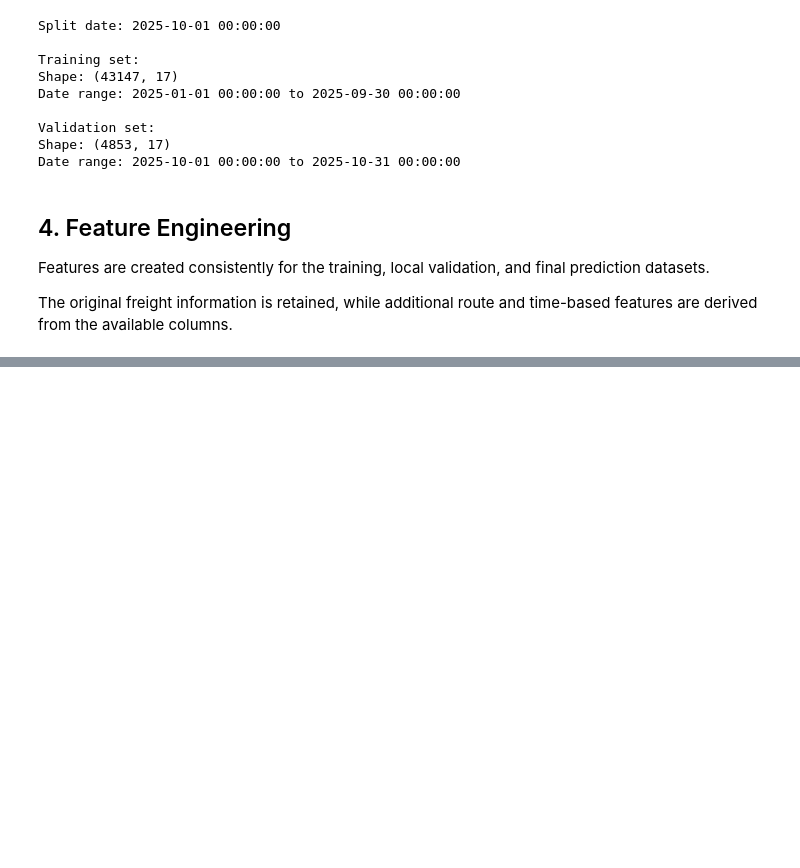
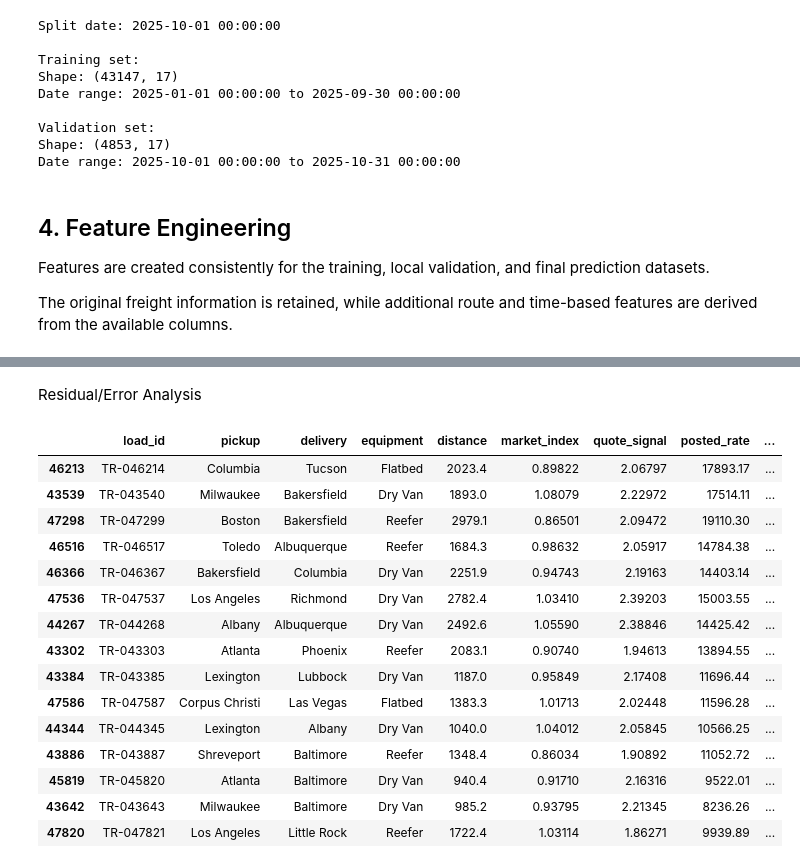
Before and after one commit to Dania-Yasir/freight-rate-prediction, a Jupyter notebook: notebooks/freight_rate_model.ipynb, the cells around one changed output, grey strips where cells are left out. Drawn from its saved outputs; the diff is of its cells as text; code cells hidden in the pictures; blank space fills up the shorter version.

```diff
--- a/notebooks/freight_rate_model.ipynb
+++ b/notebooks/freight_rate_model.ipynb
@@ -189,0 +346,15 @@ The original freight information is retained, while additional route and time-ba
+# %%
+X_train_processed = preprocessor.fit_transform(X_train)
+
+X_valid_processed = preprocessor.transform(X_valid)
+
+X_final_processed = preprocessor.transform(X_final)
+
+print("Processed training shape:",
+      X_train_processed.shape)
+
+print("Processed validation shape:",
+      X_valid_processed.shape)
+
+print("Processed final validation shape:",
+      X_final_processed.shape)
@@ -189,0 +460,50 @@ The original freight information is retained, while additional route and time-ba
+# %% [markdown]
+Residual/Error Analysis
+# %%
+error_analysis = valid_df[
+    [
+        "load_id",
+        "pickup",
+        "delivery",
+        "equipment",
+        "distance",
+        "market_index",
+        "quote_signal",
+        "posted_rate"
+    ]
+].copy()
+
+error_analysis["predicted_rate"] = valid_pred
+
+error_analysis["residual"] = (
+    error_analysis["predicted_rate"]
+    - error_analysis["posted_rate"]
+)
+
+error_analysis["absolute_error"] = (
+    error_analysis["residual"].abs()
+)
+
+# Show the largest prediction errors
+display(
+    error_analysis
+    .sort_values("absolute_error", ascending=False)
+    .head(15)
+)
+# %% [output]
+|  | load_id | pickup | delivery | equipment | distance | market_index | quote_signal | posted_rate | ... |
+| 46213 | TR-046214 | Columbia | Tucson | Flatbed | 2023.4 | 0.89822 | 2.06797 | 17893.17 | ... |
+| 43539 | TR-043540 | Milwaukee | Bakersfield | Dry Van | 1893.0 | 1.08079 | 2.22972 | 17514.11 | ... |
+| 47298 | TR-047299 | Boston | Bakersfield | Reefer | 2979.1 | 0.86501 | 2.09472 | 19110.30 | ... |
+| 46516 | TR-046517 | Toledo | Albuquerque | Reefer | 1684.3 | 0.98632 | 2.05917 | 14784.38 | ... |
+| 46366 | TR-046367 | Bakersfield | Columbia | Dry Van | 2251.9 | 0.94743 | 2.19163 | 14403.14 | ... |
+| 47536 | TR-047537 | Los Angeles | Richmond | Dry Van | 2782.4 | 1.03410 | 2.39203 | 15003.55 | ... |
+| 44267 | TR-044268 | Albany | Albuquerque | Dry Van | 2492.6 | 1.05590 | 2.38846 | 14425.42 | ... |
+| 43302 | TR-043303 | Atlanta | Phoenix | Reefer | 2083.1 | 0.90740 | 1.94613 | 13894.55 | ... |
+| 43384 | TR-043385 | Lexington | Lubbock | Dry Van | 1187.0 | 0.95849 | 2.17408 | 11696.44 | ... |
+| 47586 | TR-047587 | Corpus Christi | Las Vegas | Flatbed | 1383.3 | 1.01713 | 2.02448 | 11596.28 | ... |
+| 44344 | TR-044345 | Lexington | Albany | Dry Van | 1040.0 | 1.04012 | 2.05845 | 10566.25 | ... |
+| 43886 | TR-043887 | Shreveport | Baltimore | Reefer | 1348.4 | 0.86034 | 1.90892 | 11052.72 | ... |
+| 45819 | TR-045820 | Atlanta | Baltimore | Dry Van | 940.4 | 0.91710 | 2.16316 | 9522.01 | ... |
+| 43642 | TR-043643 | Milwaukee | Baltimore | Dry Van | 985.2 | 0.93795 | 2.21345 | 8236.26 | ... |
+| 47820 | TR-047821 | Los Angeles | Little Rock | Reefer | 1722.4 | 1.03114 | 1.86271 | 9939.89 | ... |
```
Also changed, not shown: parts of 31 cells of this notebook.
